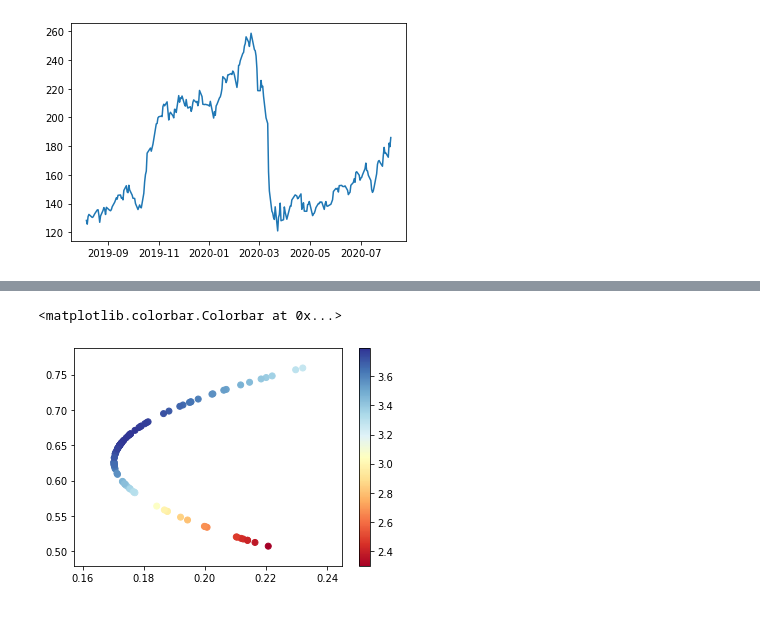
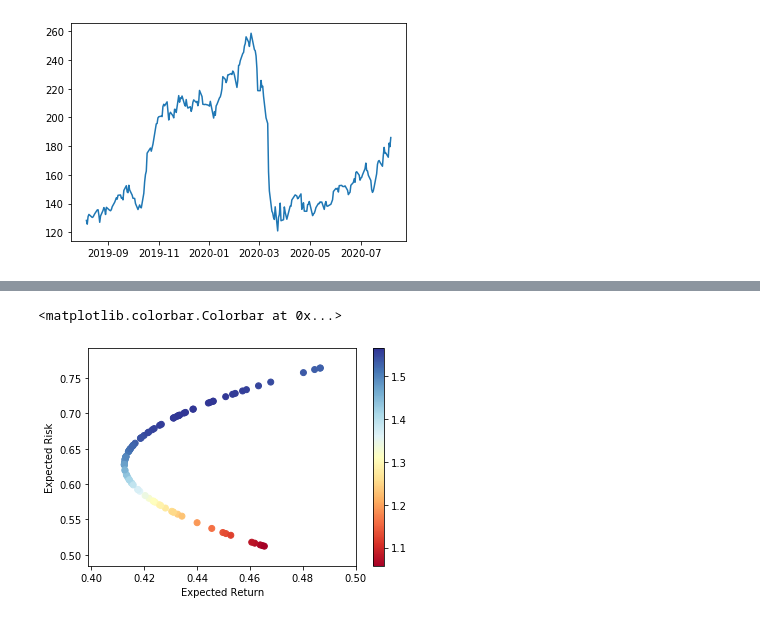
Before and after one commit to vishal2468/probability, a Jupyter notebook: portopt.ipynb, the cells around one changed output, grey strips where cells are left out. Drawn from its saved outputs; the diff is of its cells as text; code cells hidden in the pictures.

```diff
--- a/portopt.ipynb
+++ b/portopt.ipynb
@@ -48,4 +48,9 @@ rets=np.dot(wt,mean_rets)
 #we now need to calculaet the risk associated with the combination of the two assets .
 prisk=np.zeros(100)
 for i in range(len(ar)):
-    prisk[i]=np.dot(np.dot(wt.iloc[i,:],cov_mat),np.transpose(wt.iloc[i,:]))
+    prisk[i]=np.sqrt(np.dot(np.dot(wt.iloc[i,:],cov_mat),np.transpose(wt.iloc[i,:])))
+    sr=(rets-5/251)/prisk
+results=pd.DataFrame([rets,prisk,sr])
+results=results.transpose()
+results.columns=["rets","risk","sr"]
+results
@@ -54,6 +71,8 @@ sr=rets/prisk
 # %%
-plt.scatter(pr,rets,c=sr,cmap='RdYlBu')
+plt.scatter(results.risk,results.rets,c=results.sr,cmap='RdYlBu')
+plt.xlabel("Expected Return")
+plt.ylabel("Expected Risk")
 plt.colorbar()
 # %% [output]
 <matplotlib.colorbar.Colorbar at 0x...>
-[figure, old version]
+[figure, new version]
```
Also changed, not shown: parts of 4 cells of this notebook.
